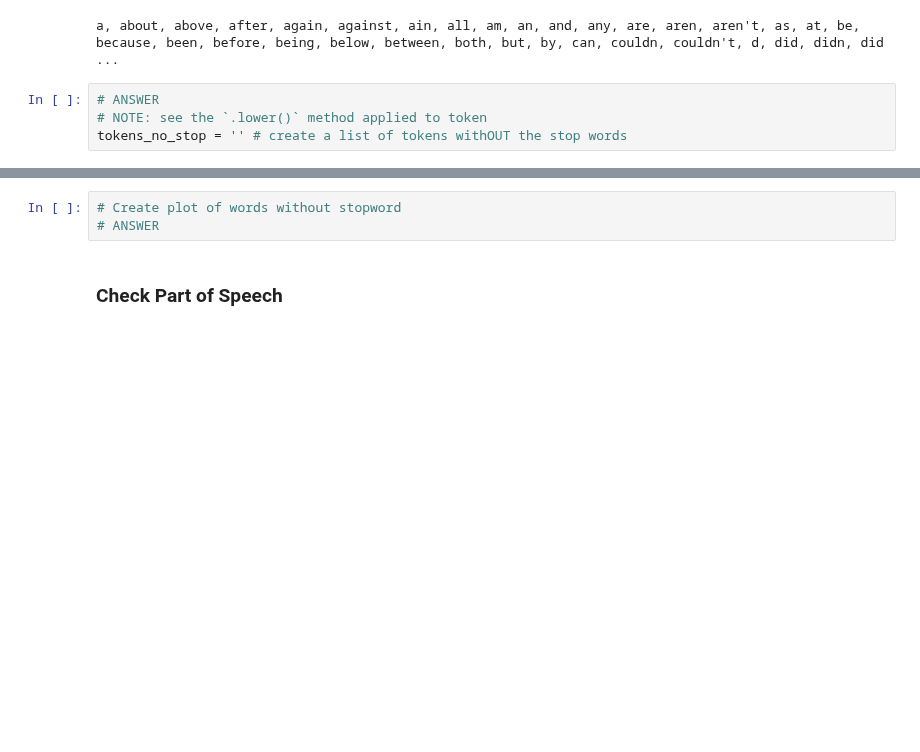
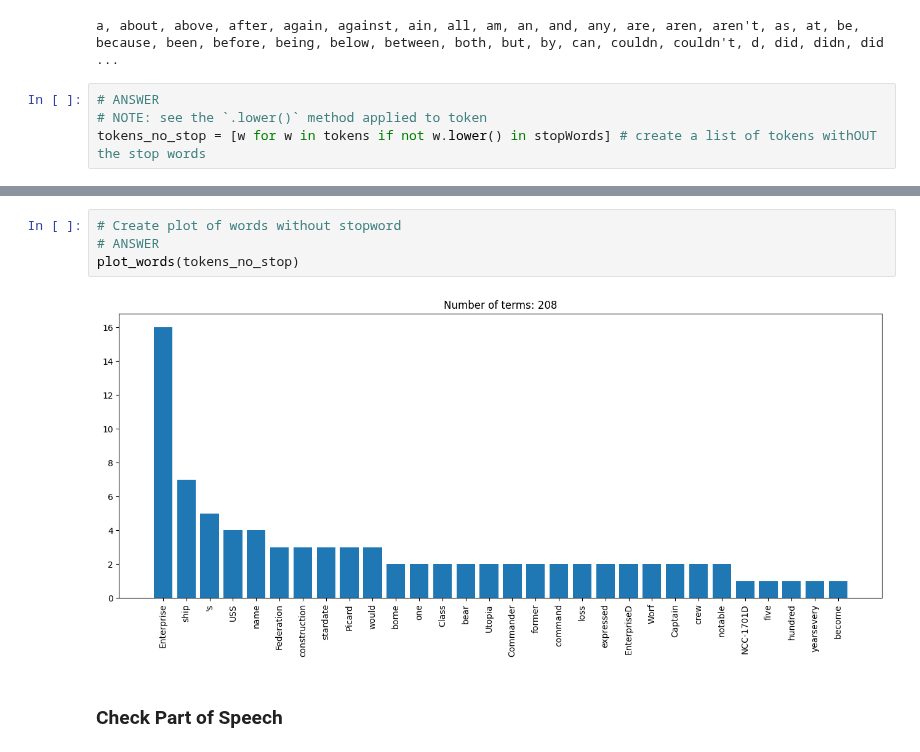
Before and after one commit to LouisMcArdell/IOD-Work, a Jupyter notebook: Labs/Module 8/IOD_Lab-8_3 - NLTK spacy stemming etc .ipynb, the cells around one changed output, grey strips where cells are left out. Drawn from its saved outputs; the diff is of its cells as text; blank space fills up the shorter version.

```diff
--- a/Labs/Module 8/IOD_Lab-8_3 - NLTK spacy stemming etc .ipynb
+++ b/Labs/Module 8/IOD_Lab-8_3 - NLTK spacy stemming etc .ipynb
@@ -277,7 +300,7 @@ a, about, above, after, again, against, ain, all, am, an, and, any, are, aren, a
 # %%
 # ANSWER
 # NOTE: see the `.lower()` method applied to token
-tokens_no_stop = '' # create a list of tokens withOUT the stop words
+tokens_no_stop = [w for w in tokens if not w.lower() in stopWords] # create a list of tokens withOUT the stop words
 # %%
 ## NLTK
 i = 0
@@ -322,6 +345,9 @@ i | with stop words without
 # %%
 # Create plot of words without stopword
 # ANSWER
+plot_words(tokens_no_stop)
+# %% [output]
+[figure, added]
 # %% [markdown]
 ### Check Part of Speech
 # %%
```
Also changed, not shown: parts of 23 cells of this notebook, 6 other files.
